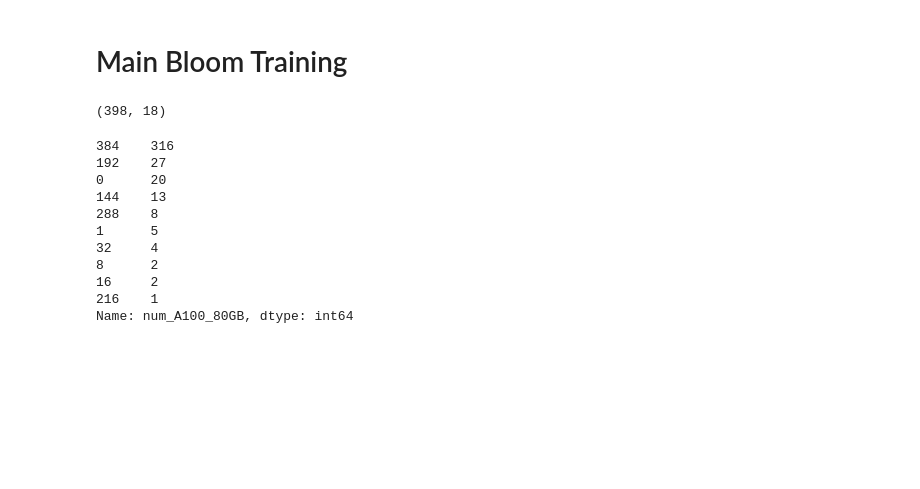
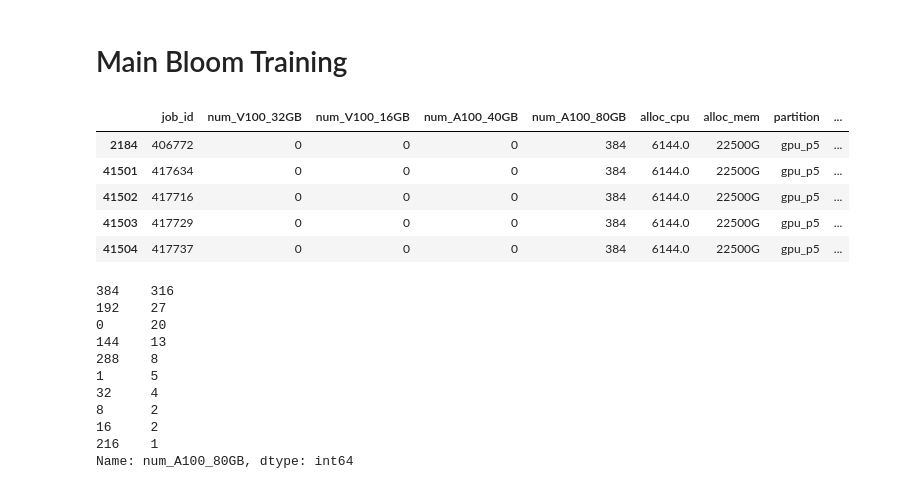
Before and after one commit to bigscience-workshop/carbon-footprint, a Jupyter notebook: bloom_carbon_footprint.ipynb, the cells around one changed output. Drawn from its saved outputs; the diff is of its cells as text; code cells hidden in the pictures; blank space fills up the shorter version.

```diff
--- a/bloom_carbon_footprint.ipynb
+++ b/bloom_carbon_footprint.ipynb
@@ -100,10 +120,16 @@ Name: file, dtype: int64
 # %% [markdown]
 # Main Bloom Training
 # %%
+# select only final training runs
 bloomdf = df[df['jobname'] == 'tr11-176B-ml']
-bloomdf.shape
+bloomdf.head()
 # %% [output]
-(398, 18)
+|  | job_id | num_V100_32GB | num_V100_16GB | num_A100_40GB | num_A100_80GB | alloc_cpu | alloc_mem | partition | ... |
+| 2184 | 406772 | 0 | 0 | 0 | 384 | 6144.0 | 22500G | gpu_p5 | ... |
+| 41501 | 417634 | 0 | 0 | 0 | 384 | 6144.0 | 22500G | gpu_p5 | ... |
+| 41502 | 417716 | 0 | 0 | 0 | 384 | 6144.0 | 22500G | gpu_p5 | ... |
+| 41503 | 417729 | 0 | 0 | 0 | 384 | 6144.0 | 22500G | gpu_p5 | ... |
+| 41504 | 417737 | 0 | 0 | 0 | 384 | 6144.0 | 22500G | gpu_p5 | ... |
 # %%
 bloomdf['num_A100_80GB'].value_counts()
 # %% [output]
```
Also changed, not shown: parts of 12 cells of this notebook.
